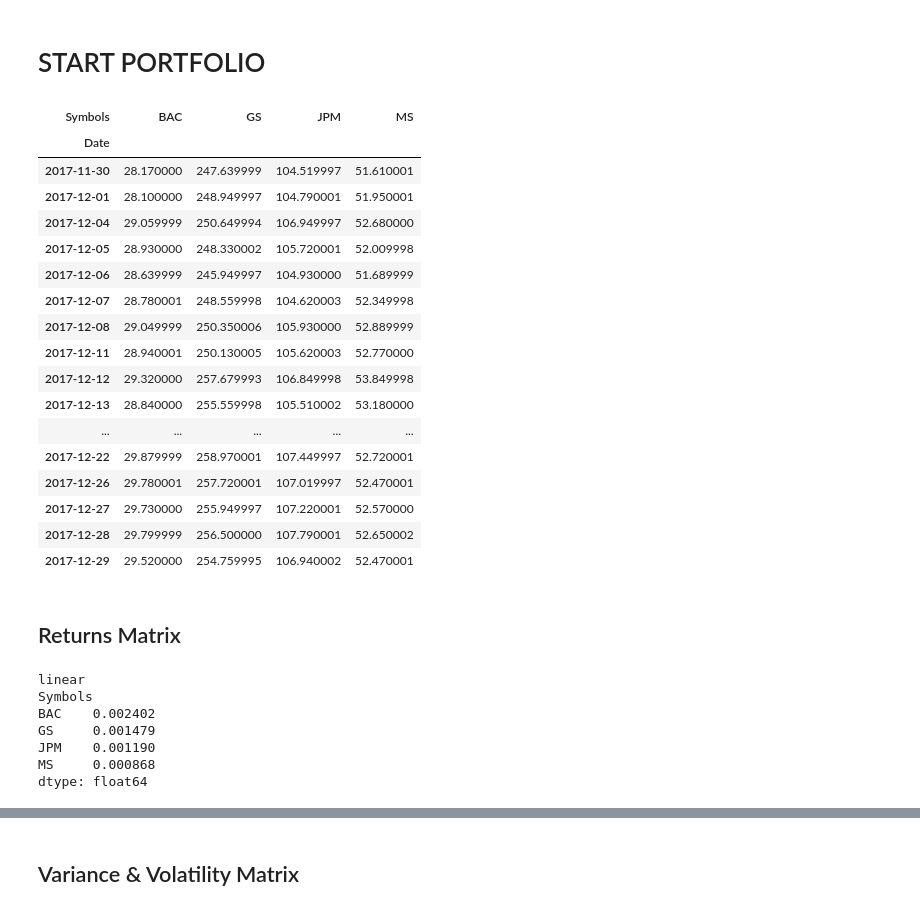
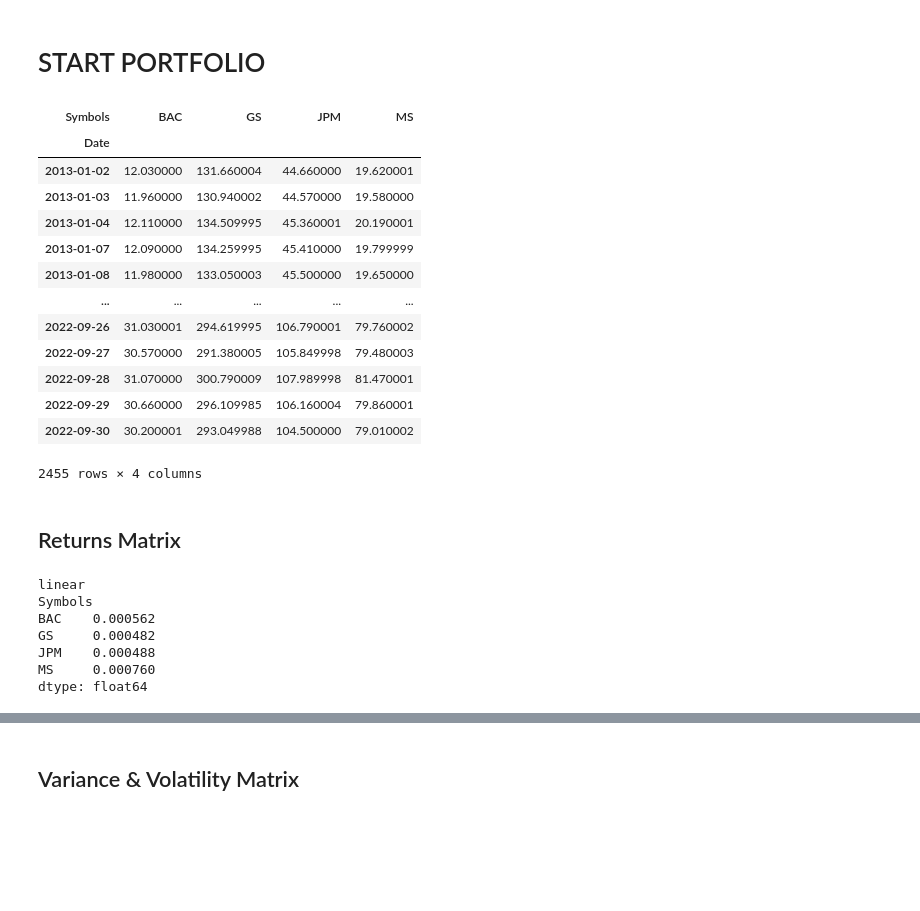
Before and after one commit to fred-aiello/Python-Test, a Jupyter notebook: Risks_Indicators.ipynb, the cells around one changed output, grey strips where cells are left out. Cells and saved outputs as stored; diff of their text form; code cells hidden in the pictures; blank space fills up the shorter version.

```diff
--- a/Risks_Indicators.ipynb
+++ b/Risks_Indicators.ipynb
@@ -77,31 +77,27 @@ def Return(df,x,t_return):
 # %% [markdown]
 # START PORTFOLIO
 # %%
-start = dt.datetime(2017, 11,30) #1980, 1, 1)
-end = dt.datetime(2017, 12, 31)
+start = dt.datetime(2013, 1,1) #1980, 1, 1)
+end = dt.datetime(2022, 10, 1)
 
 tickers = ['BAC', 'GS', 'JPM', 'MS'] #['AAPL', 'NKE', 'GOOGL','AMZN']
 price_data = web.DataReader(tickers,
                         'yahoo', start, end) ['Close']#['Adj Close']
 
 df=price_data.copy()
 df
 # %% [output]
 | Symbols | BAC | GS | JPM | MS |
 | Date |  |  |  |  |
-| 2017-11-30 | 28.170000 | 247.639999 | 104.519997 | 51.610001 |
-| 2017-12-01 | 28.100000 | 248.949997 | 104.790001 | 51.950001 |
-| 2017-12-04 | 29.059999 | 250.649994 | 106.949997 | 52.680000 |
-| 2017-12-05 | 28.930000 | 248.330002 | 105.720001 | 52.009998 |
-| 2017-12-06 | 28.639999 | 245.949997 | 104.930000 | 51.689999 |
-| 2017-12-07 | 28.780001 | 248.559998 | 104.620003 | 52.349998 |
-| 2017-12-08 | 29.049999 | 250.350006 | 105.930000 | 52.889999 |
-| 2017-12-11 | 28.940001 | 250.130005 | 105.620003 | 52.770000 |
-| 2017-12-12 | 29.320000 | 257.679993 | 106.849998 | 53.849998 |
-| 2017-12-13 | 28.840000 | 255.559998 | 105.510002 | 53.180000 |
+| 2013-01-02 | 12.030000 | 131.660004 | 44.660000 | 19.620001 |
+| 2013-01-03 | 11.960000 | 130.940002 | 44.570000 | 19.580000 |
+| 2013-01-04 | 12.110000 | 134.509995 | 45.360001 | 20.190001 |
+| 2013-01-07 | 12.090000 | 134.259995 | 45.410000 | 19.799999 |
+| 2013-01-08 | 11.980000 | 133.050003 | 45.500000 | 19.650000 |
 | ... | ... | ... | ... | ... |
-| 2017-12-22 | 29.879999 | 258.970001 | 107.449997 | 52.720001 |
-| 2017-12-26 | 29.780001 | 257.720001 | 107.019997 | 52.470001 |
-| 2017-12-27 | 29.730000 | 255.949997 | 107.220001 | 52.570000 |
-| 2017-12-28 | 29.799999 | 256.500000 | 107.790001 | 52.650002 |
-| 2017-12-29 | 29.520000 | 254.759995 | 106.940002 | 52.470001 |
+| 2022-09-26 | 31.030001 | 294.619995 | 106.790001 | 79.760002 |
+| 2022-09-27 | 30.570000 | 291.380005 | 105.849998 | 79.480003 |
+| 2022-09-28 | 31.070000 | 300.790009 | 107.989998 | 81.470001 |
+| 2022-09-29 | 30.660000 | 296.109985 | 106.160004 | 79.860001 |
+| 2022-09-30 | 30.200001 | 293.049988 | 104.500000 | 79.010002 |
+2455 rows × 4 columns
@@ -118,8 +116,8 @@ print (mean_returns)
 # %% [output]
 linear
 Symbols
-BAC    0.002402
-GS     0.001479
-JPM    0.001190
-MS     0.000868
+BAC    0.000562
+GS     0.000482
+JPM    0.000488
+MS     0.000760
 dtype: float64
```
Also changed, not shown: parts of 7 cells of this notebook, 1 other file.
